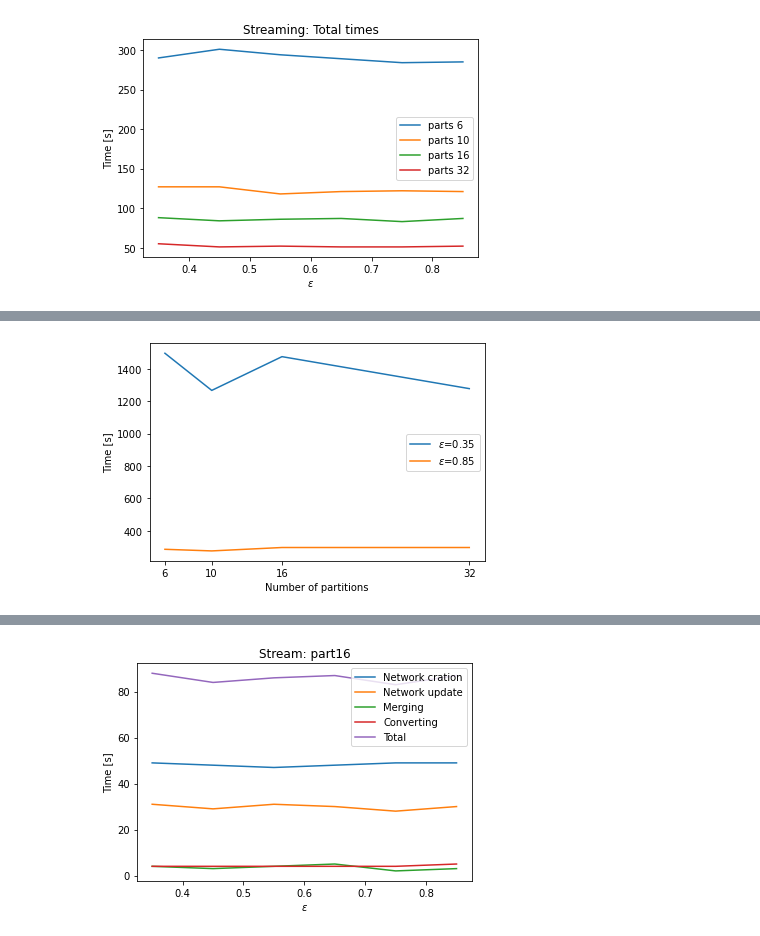
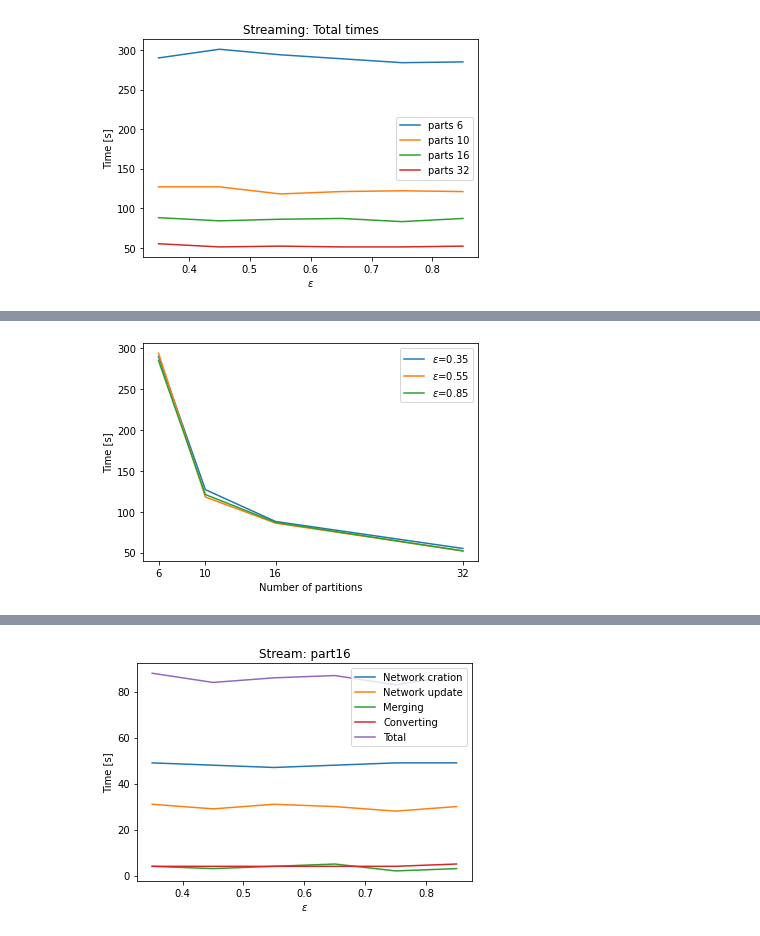
Before and after one commit to jrybicki-jsc/smms, a Jupyter notebook: graphla/times.ipynb, the cells around one changed output, grey strips where cells are left out. Cells and saved outputs as stored; diff of their text form; code cells hidden in the pictures.

```diff
--- a/graphla/times.ipynb
+++ b/graphla/times.ipynb
@@ -88,13 +65,0 @@ selected_eps = [0.35, 0.85]
-# %%
-plt.xticks(stream_parts)
-
-for epsilon, vals in merge_epsilon.items():
-    if epsilon not in selected_eps:
-        continue
-    plt.plot(vals.keys(), vals.values(), label=f"$\epsilon$={epsilon}")
-
-plt.legend()
-plt.xlabel("Number of partitions")
-plt.ylabel("Time [s]");
-# %% [output]
-[figure, removed]
@@ -100,0 +77,14 @@ plt.ylabel("Time [s]");
+# %%
+selected_eps = [0.35, 0.55, 0.85]
+# %%
+plt.xticks(stream_parts)
+
+for epsilon, vals in stream_epsilon.items():
+    if epsilon in selected_eps:
+        plt.plot(vals.keys(), vals.values(), label=f"$\epsilon$={epsilon}")
+
+plt.legend()
+plt.xlabel("Number of partitions")
+plt.ylabel("Time [s]");
+# %% [output]
+[figure, added]
```
Also changed, not shown: parts of 13 cells of this notebook.
